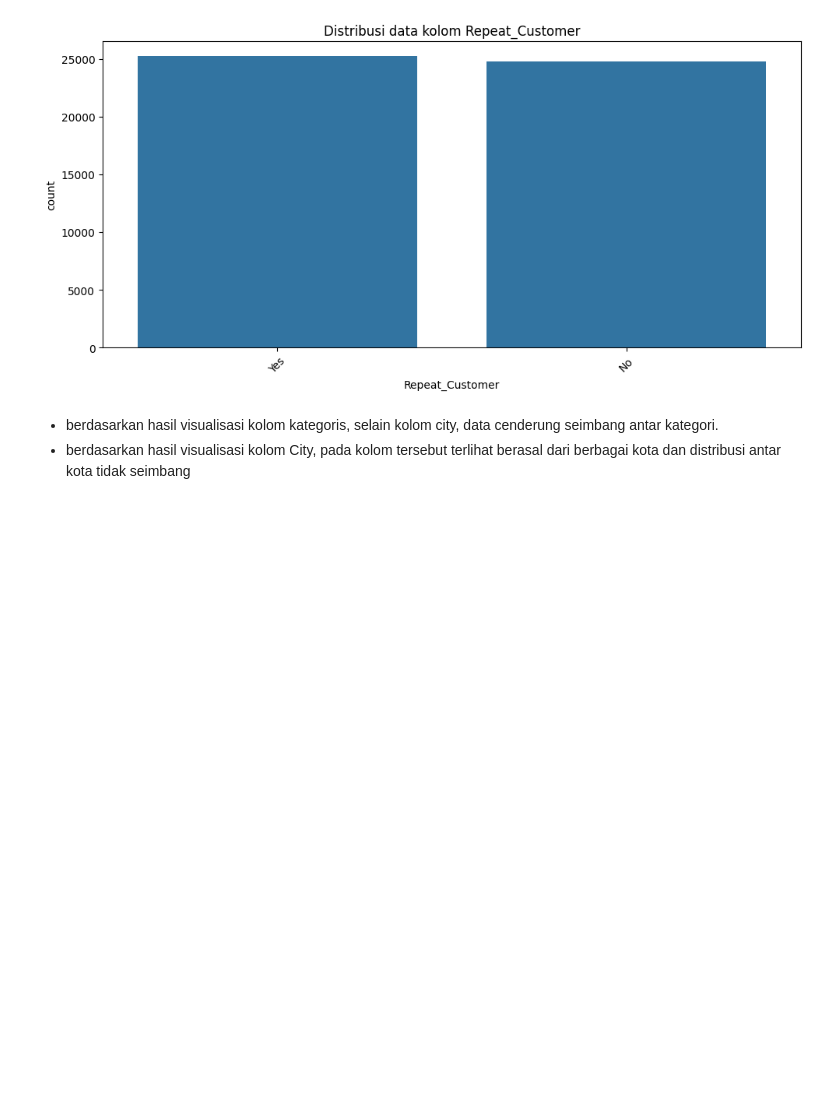
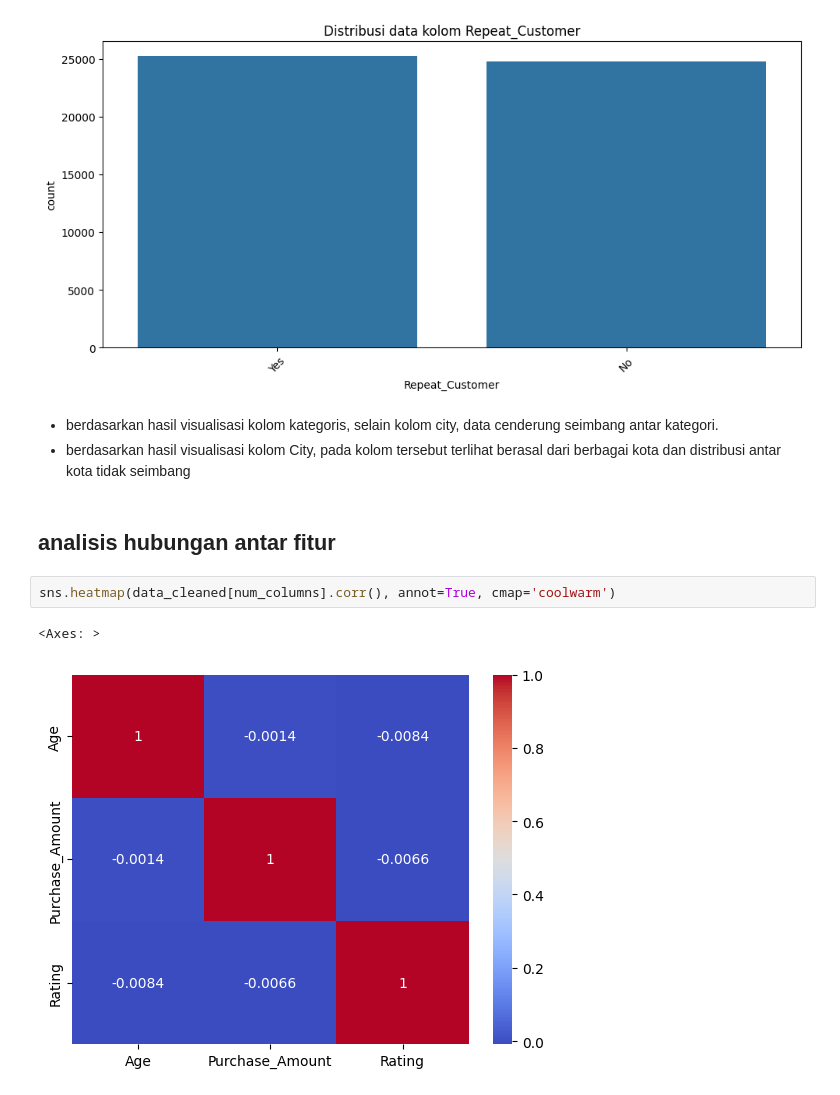
Before and after one commit to NurulAis/walmart-customer-purchase-analysis, a Jupyter notebook: notebook/notebook.ipynb, the cells around one changed output. Saved outputs shown, nothing was run; the diff lists cells and outputs as text; blank space fills up the shorter version.

Commit message:
analisis hubungan antar fitur dan mencatat insight awal

```diff
--- a/notebook/notebook.ipynb
+++ b/notebook/notebook.ipynb
@@ -185,3 +185,10 @@ for col in cat_columns:
 # %% [markdown]
 - berdasarkan hasil visualisasi kolom kategoris, selain kolom city, data cenderung seimbang antar kategori.
 - berdasarkan hasil visualisasi kolom City, pada kolom tersebut terlihat berasal dari berbagai kota dan distribusi antar kota tidak seimbang
+# %% [markdown]
+## analisis hubungan antar fitur
+# %%
+sns.heatmap(data_cleaned[num_columns].corr(), annot=True, cmap='coolwarm')
+# %% [output]
+<Axes: >
+[figure, added]
```
Also changed, not shown: parts of 15 cells of this notebook.
